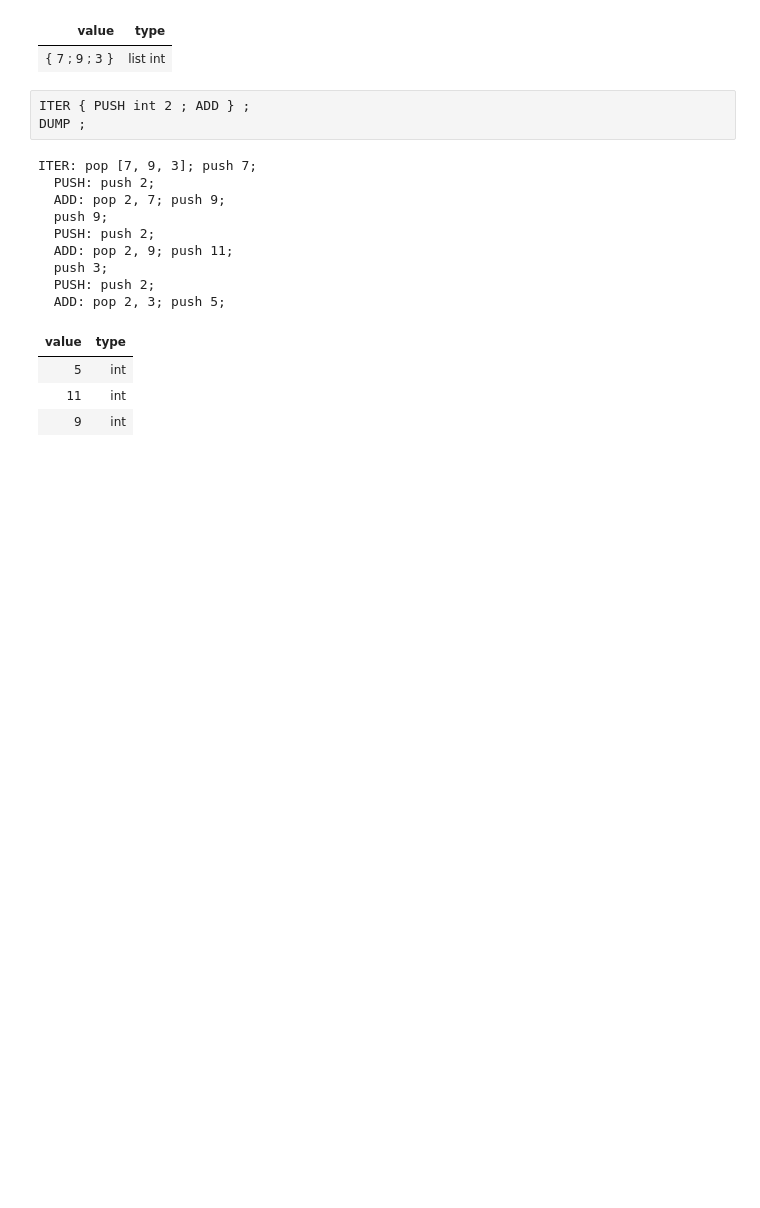
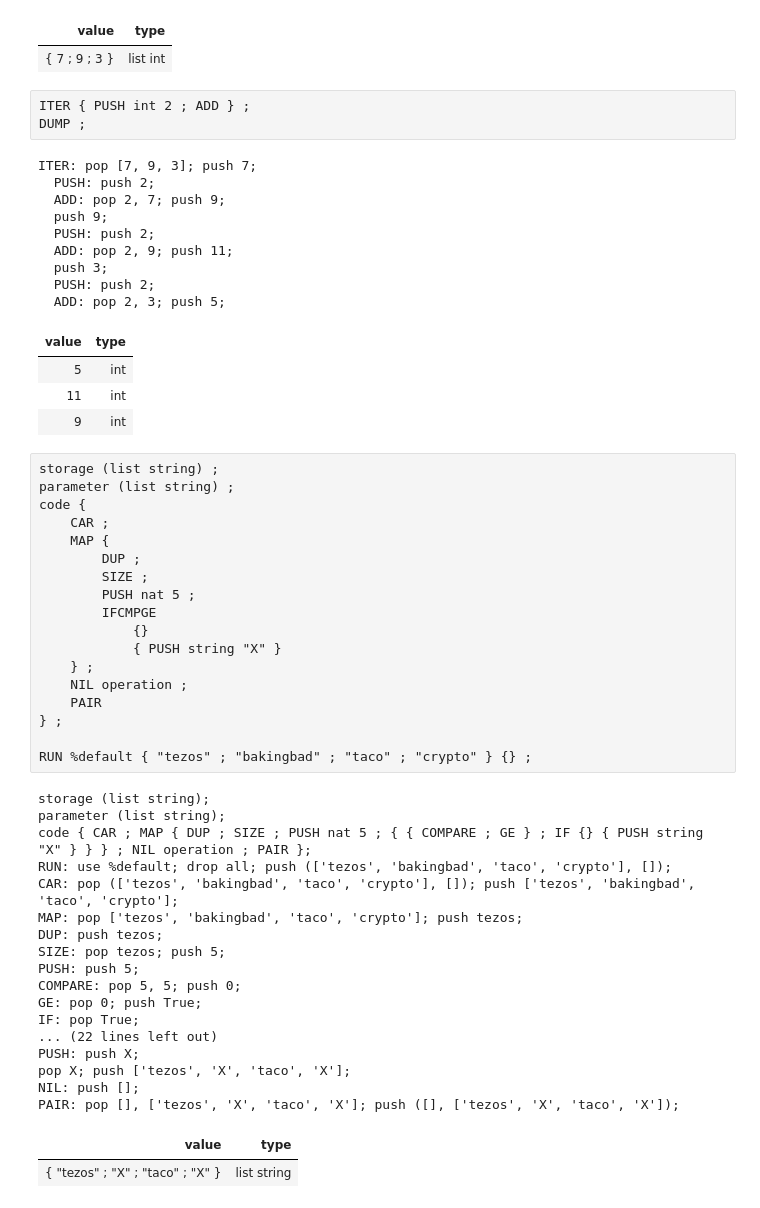
Before and after one commit to baking-bad/michelson-labs, a Jupyter notebook: notebooks/Sandbox.ipynb, the cells around one changed output. Cells and saved outputs as stored; diff of their text form; blank space fills up the shorter version.

```diff
--- a/notebooks/Sandbox.ipynb
+++ b/notebooks/Sandbox.ipynb
@@ -270,3 +270,41 @@ ITER: pop [7, 9, 3]; push 7;
 | 5 | int |
 | 11 | int |
 | 9 | int |
+# %%
+storage (list string) ;
+parameter (list string) ;
+code {
+    CAR ;
+    MAP {
+        DUP ;
+        SIZE ;
+        PUSH nat 5 ;
+        IFCMPGE
+            {}
+            { PUSH string "X" }
+    } ;
+    NIL operation ;
+    PAIR
+} ;
+
+RUN %default { "tezos" ; "bakingbad" ; "taco" ; "crypto" } {} ;
+# %% [output]
+storage (list string);
+parameter (list string);
+code { CAR ; MAP { DUP ; SIZE ; PUSH nat 5 ; { { COMPARE ; GE } ; IF {} { PUSH string "X" } } } ; NIL operation ; PAIR };
+RUN: use %default; drop all; push (['tezos', 'bakingbad', 'taco', 'crypto'], []);
+CAR: pop (['tezos', 'bakingbad', 'taco', 'crypto'], []); push ['tezos', 'bakingbad', 'taco', 'crypto'];
+MAP: pop ['tezos', 'bakingbad', 'taco', 'crypto']; push tezos;
+DUP: push tezos;
+SIZE: pop tezos; push 5;
+PUSH: push 5;
+COMPARE: pop 5, 5; push 0;
+GE: pop 0; push True;
+IF: pop True;
+... (22 lines left out)
+PUSH: push X;
+pop X; push ['tezos', 'X', 'taco', 'X'];
+NIL: push [];
+PAIR: pop [], ['tezos', 'X', 'taco', 'X']; push ([], ['tezos', 'X', 'taco', 'X']);
+| value | type |
+| { "tezos" ; "X" ; "taco" ; "X" } | list string |
```
Also changed, not shown: 1 other file.
